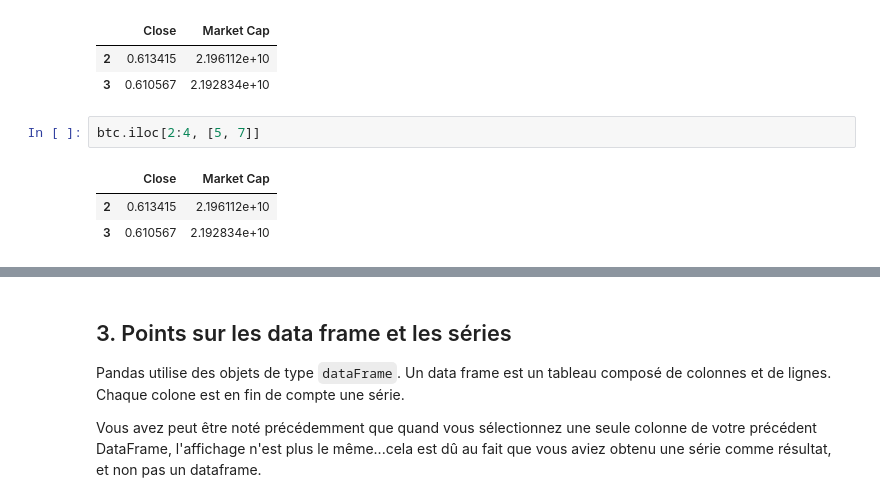
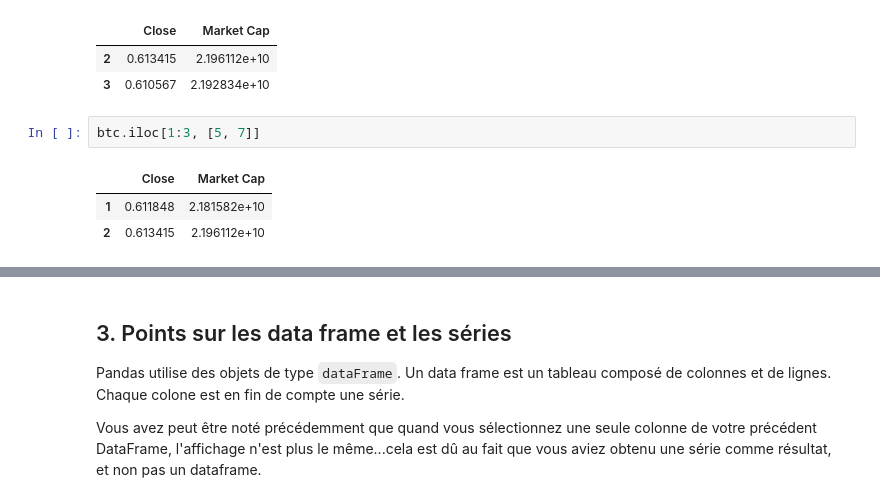
Before and after one commit to Meety004/PT_INFO, a Jupyter notebook: peip-trader-main/03 - Pandas.ipynb, the cells around one changed output, grey strips where cells are left out. Drawn from its saved outputs; the diff is of its cells as text.

```diff
--- a/peip-trader-main/03 - Pandas.ipynb
+++ b/peip-trader-main/03 - Pandas.ipynb
@@ -312,9 +312,9 @@ btc.loc[2:3, ['Close', 'Market Cap']]
 | 2 | 0.613415 | 2.196112e+10 |
 | 3 | 0.610567 | 2.192834e+10 |
 # %%
-btc.iloc[2:4, [5, 7]]
+btc.iloc[1:3, [5, 7]]
 # %% [output]
 |  | Close | Market Cap |
+| 1 | 0.611848 | 2.181582e+10 |
 | 2 | 0.613415 | 2.196112e+10 |
-| 3 | 0.610567 | 2.192834e+10 |
 # %%
```
Also changed, not shown: parts of 20 cells of this notebook, 11 other files.
